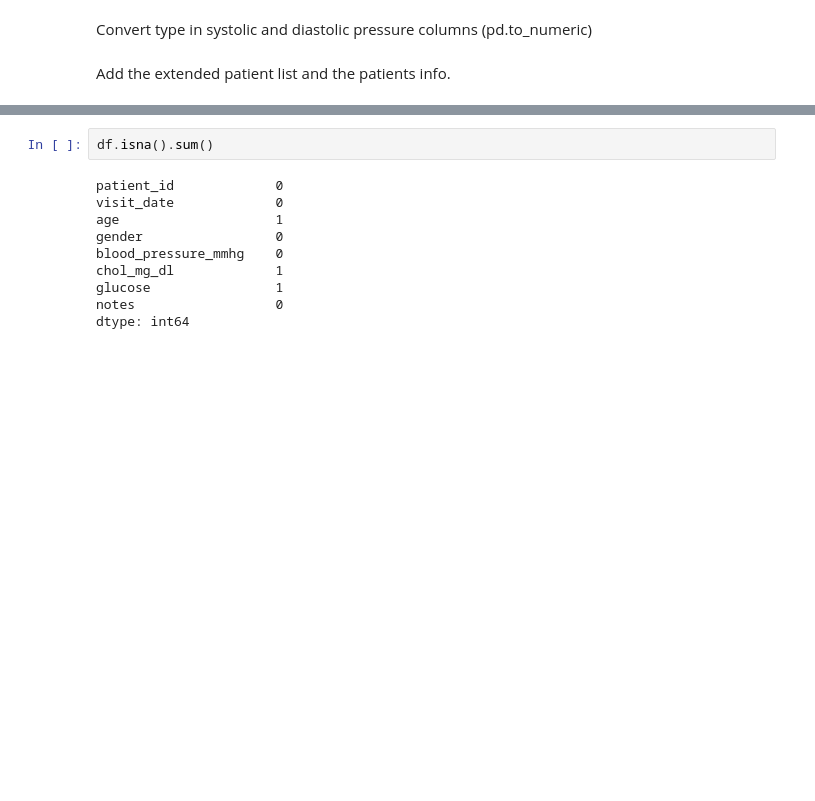
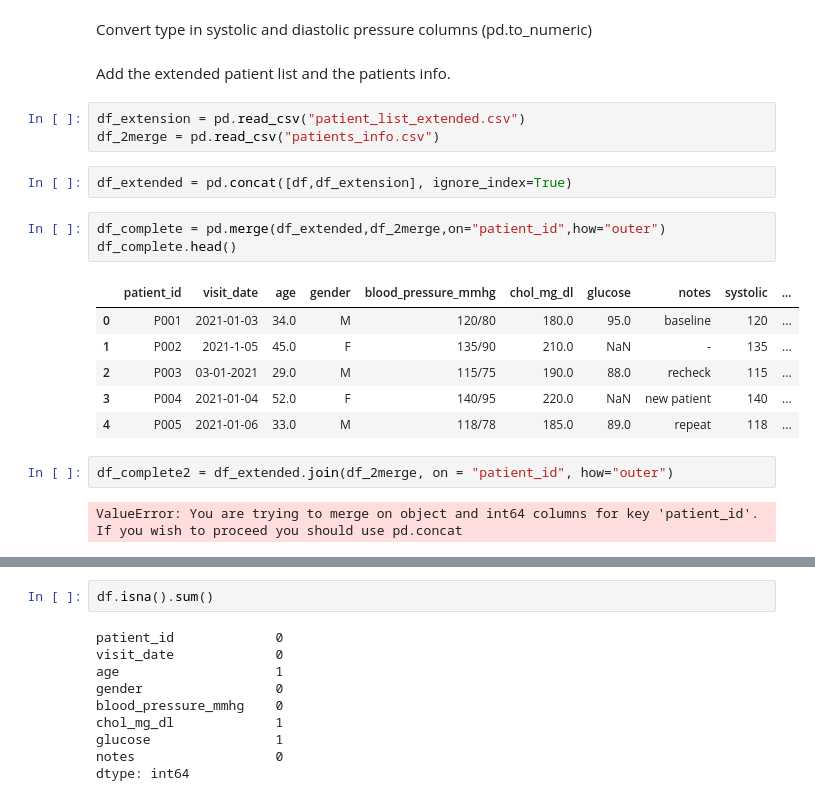
Before and after one commit to Hassan-Haydar/DSA103, a Jupyter notebook: LifeScienceData/lecture16/data_wrangling.ipynb, the cells around one changed output, grey strips where cells are left out. Drawn from its saved outputs; the diff is of its cells as text; blank space fills up the shorter version.

```diff
--- a/LifeScienceData/lecture16/data_wrangling.ipynb
+++ b/LifeScienceData/lecture16/data_wrangling.ipynb
@@ -80,3 +175,22 @@ Further cleanup: patient_id!
 Convert type in systolic and diastolic pressure columns (pd.to_numeric)
 # %% [markdown]
 Add the extended patient list and the patients info.
+# %%
+df_extension = pd.read_csv("patient_list_extended.csv")
+df_2merge = pd.read_csv("patients_info.csv")
+# %%
+df_extended = pd.concat([df,df_extension], ignore_index=True)
+# %%
+df_complete = pd.merge(df_extended,df_2merge,on="patient_id",how="outer")
+df_complete.head()
+# %% [output]
+|  | patient_id | visit_date | age | gender | blood_pressure_mmhg | chol_mg_dl | glucose | notes | systolic | ... |
+| 0 | P001 | 2021-01-03 | 34.0 | M | 120/80 | 180.0 | 95.0 | baseline | 120 | ... |
+| 1 | P002 | 2021-1-05 | 45.0 | F | 135/90 | 210.0 | NaN | - | 135 | ... |
+| 2 | P003 | 03-01-2021 | 29.0 | M | 115/75 | 190.0 | 88.0 | recheck | 115 | ... |
+| 3 | P004 | 2021-01-04 | 52.0 | F | 140/95 | 220.0 | NaN | new patient | 140 | ... |
+| 4 | P005 | 2021-01-06 | 33.0 | M | 118/78 | 185.0 | 89.0 | repeat | 118 | ... |
+# %%
+df_complete2 = df_extended.join(df_2merge, on = "patient_id", how="outer")
+# %% [output]
+ValueError: You are trying to merge on object and int64 columns for key 'patient_id'. If you wish to proceed you should use pd.concat
```
Also changed, not shown: parts of 9 cells of this notebook, 1 other file.
